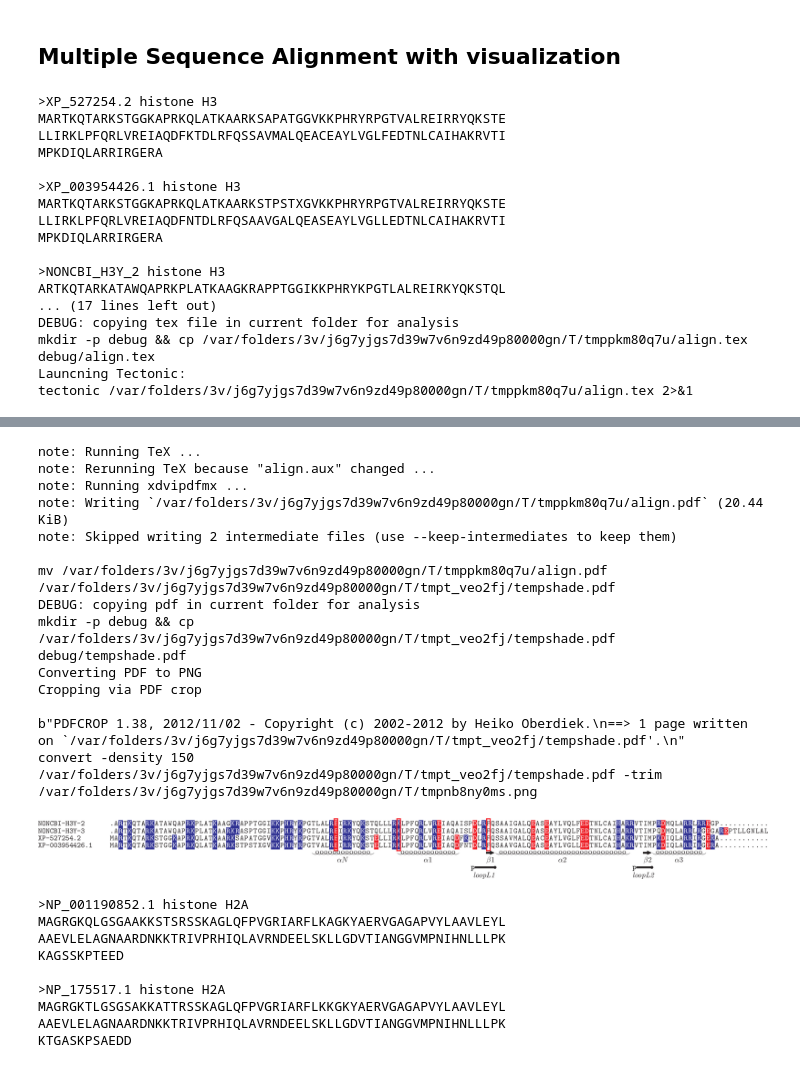
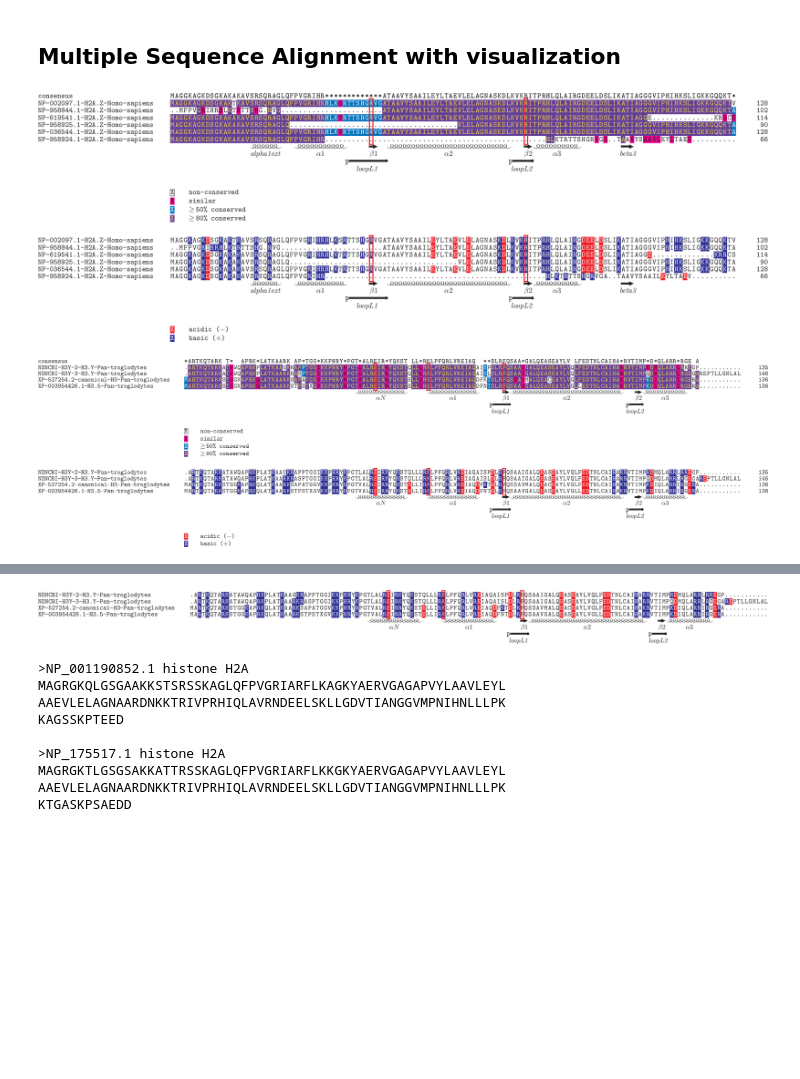
Before and after one commit to v-kulikov1/histonedb_Vladimir, a Jupyter notebook: CURATED_SET/curated_service.ipynb, the cells around one changed output, grey strips where cells are left out. Saved outputs shown, nothing was run; the diff lists cells and outputs as text; code cells hidden in the pictures; blank space fills up the shorter version.

```diff
--- a/CURATED_SET/curated_service.ipynb
+++ b/CURATED_SET/curated_service.ipynb
@@ -111,20 +84,14 @@ Results saved to histones.csv
+# %%
+#via pytexshade, see function options here https://github.com/intbio/pytexshade/blob/3b4620c95f6607fffc06063f582bdb294d68fc09/pytexshade/shade.py#L134
+ipyshade.shadedmsa(msa,shading_modes=['similar','charge_functional'],features=hist_shf4seq(SummaryInfo(msa).dumb_consensus(threshold=0.1,ambiguous='X')))
+# %% [output]
+[figure, added]
+# %%
+msa=cs.muscle_aln(cs.data.query('type == "H3" & `organism`=="Pan troglodytes"')['accession'],debug=False)
+ipyshade.shadedmsa(msa,shading_modes=['similar','charge_functional'],features=hist_shf4seq(SummaryInfo(msa).dumb_consensus(threshold=0.1,ambiguous='X')))
+# %% [output]
+[figure, added]
 # %%
-curated_set.show_aln_by_features(hist_type='H3', organism='Pan troglodytes', phylum='Chordata')
+
+cs.show_msa_with_features(hist_type='H3', organism='Pan troglodytes', phylum='Chordata')
 # %% [output]
->XP_527254.2 histone H3
-MARTKQTARKSTGGKAPRKQLATKAARKSAPATGGVKKPHRYRPGTVALREIRRYQKSTE
-LLIRKLPFQRLVREIAQDFKTDLRFQSSAVMALQEACEAYLVGLFEDTNLCAIHAKRVTI
-MPKDIQLARRIRGERA
-
->XP_003954426.1 histone H3
-MARTKQTARKSTGGKAPRKQLATKAARKSTPSTXGVKKPHRYRPGTVALREIRRYQKSTE
-LLIRKLPFQRLVREIAQDFNTDLRFQSAAVGALQEASEAYLVGLLEDTNLCAIHAKRVTI
-MPKDIQLARRIRGERA
-
->NONCBI_H3Y_2 histone H3
-ARTKQTARKATAWQAPRKPLATKAAGKRAPPTGGIKKPHRYKPGTLALREIRKYQKSTQL
-... (17 lines left out)
-DEBUG: copying tex file in current folder for analysis
-mkdir -p debug && cp /var/folders/3v/j6g7yjgs7d39w7v6n9zd49p80000gn/T/tmppkm80q7u/align.tex debug/align.tex
-Launcning Tectonic:
-tectonic /var/folders/3v/j6g7yjgs7d39w7v6n9zd49p80000gn/T/tmppkm80q7u/align.tex 2>&1
@@ -147,18 +98,4 @@ Please cite: Edgar, R.C. Nucleic Acids Res 32(5), 1792-97.
-note: Running TeX ...
-note: Rerunning TeX because "align.aux" changed ...
-note: Running xdvipdfmx ...
-note: Writing `/var/folders/3v/j6g7yjgs7d39w7v6n9zd49p80000gn/T/tmppkm80q7u/align.pdf` (20.44 KiB)
-note: Skipped writing 2 intermediate files (use --keep-intermediates to keep them)
-
-mv /var/folders/3v/j6g7yjgs7d39w7v6n9zd49p80000gn/T/tmppkm80q7u/align.pdf /var/folders/3v/j6g7yjgs7d39w7v6n9zd49p80000gn/T/tmpt_veo2fj/tempshade.pdf
-DEBUG: copying pdf in current folder for analysis
-mkdir -p debug && cp /var/folders/3v/j6g7yjgs7d39w7v6n9zd49p80000gn/T/tmpt_veo2fj/tempshade.pdf debug/tempshade.pdf
-Converting PDF to PNG
-Cropping via PDF crop
-
-b"PDFCROP 1.38, 2012/11/02 - Copyright (c) 2002-2012 by Heiko Oberdiek.\n==> 1 page written on `/var/folders/3v/j6g7yjgs7d39w7v6n9zd49p80000gn/T/tmpt_veo2fj/tempshade.pdf'.\n"
-convert -density 150 /var/folders/3v/j6g7yjgs7d39w7v6n9zd49p80000gn/T/tmpt_veo2fj/tempshade.pdf -trim /var/folders/3v/j6g7yjgs7d39w7v6n9zd49p80000gn/T/tmpnb8ny0ms.png
-[figure, old version]
+[figure, new version]
 # %%
 from Bio.Align.AlignInfo import SummaryInfo
 # %%
```
Also changed, not shown: parts of 9 cells of this notebook, 2 other files.
